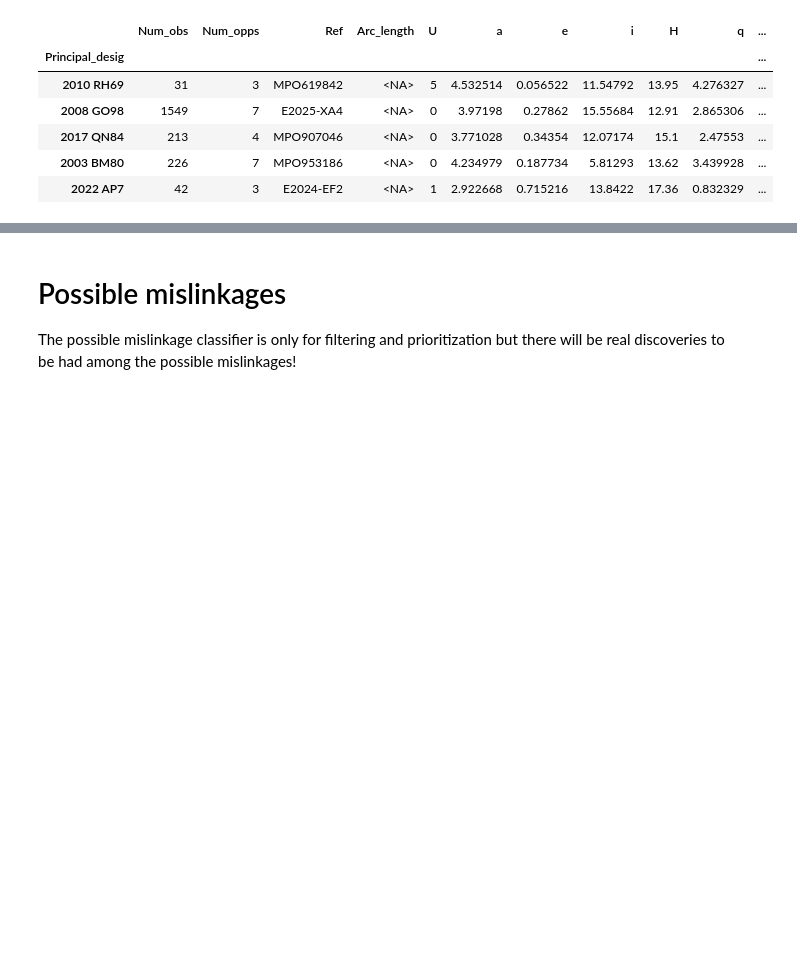
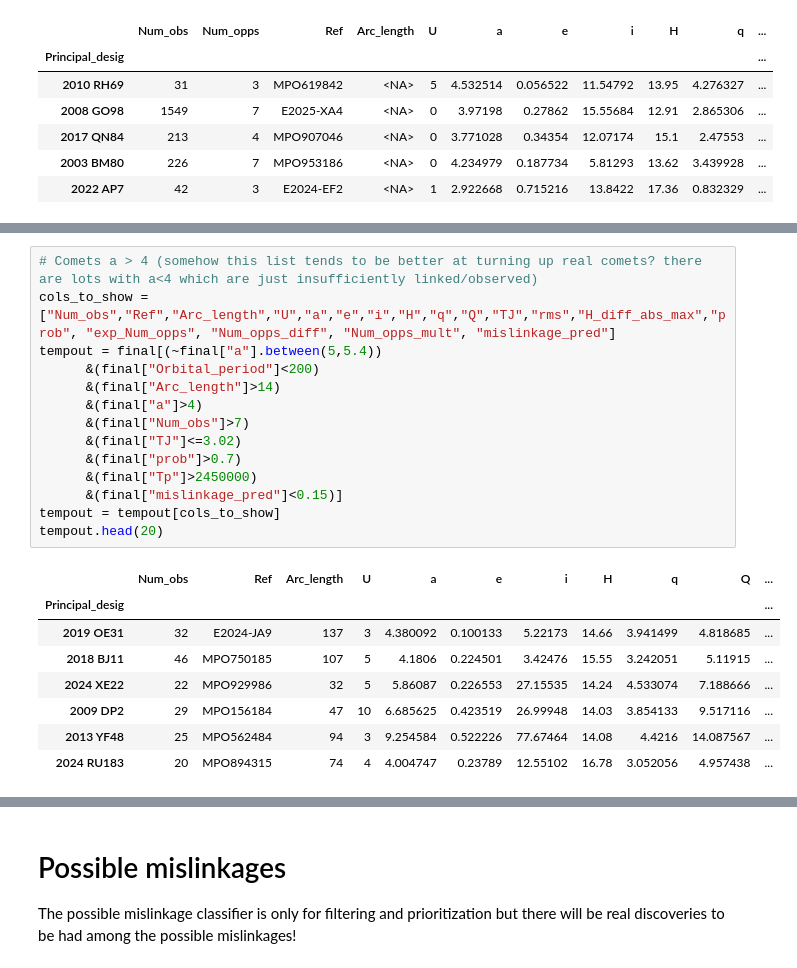
Before and after one commit to AstML/ActivitySCOPE, a Jupyter notebook: ActivitySCOPE_simplified_demo.ipynb, the cells around one changed output, grey strips where cells are left out. Drawn from its saved outputs; the diff is of its cells as text; blank space fills up the shorter version.

```diff
--- a/ActivitySCOPE_simplified_demo.ipynb
+++ b/ActivitySCOPE_simplified_demo.ipynb
@@ -652,0 +677,23 @@ tempout.head(20)
+# %%
+# Comets a > 4 (somehow this list tends to be better at turning up real comets? there are lots with a<4 which are just insufficiently linked/observed)
+cols_to_show = ["Num_obs","Ref","Arc_length","U","a","e","i","H","q","Q","TJ","rms","H_diff_abs_max","prob", "exp_Num_opps", "Num_opps_diff", "Num_opps_mult", "mislinkage_pred"]
+tempout = final[(~final["a"].between(5,5.4))
+      &(final["Orbital_period"]<200)
+      &(final["Arc_length"]>14)
+      &(final["a"]>4)
+      &(final["Num_obs"]>7)
+      &(final["TJ"]<=3.02)
+      &(final["prob"]>0.7)
+      &(final["Tp"]>2450000)
+      &(final["mislinkage_pred"]<0.15)]
+tempout = tempout[cols_to_show]
+tempout.head(20)
+# %% [output]
+|  | Num_obs | Ref | Arc_length | U | a | e | i | H | q | Q | ... |
+| Principal_desig |  |  |  |  |  |  |  |  |  |  | ... |
+| 2019 OE31 | 32 | E2024-JA9 | 137 | 3 | 4.380092 | 0.100133 | 5.22173 | 14.66 | 3.941499 | 4.818685 | ... |
+| 2018 BJ11 | 46 | MPO750185 | 107 | 5 | 4.1806 | 0.224501 | 3.42476 | 15.55 | 3.242051 | 5.11915 | ... |
+| 2024 XE22 | 22 | MPO929986 | 32 | 5 | 5.86087 | 0.226553 | 27.15535 | 14.24 | 4.533074 | 7.188666 | ... |
+| 2009 DP2 | 29 | MPO156184 | 47 | 10 | 6.685625 | 0.423519 | 26.99948 | 14.03 | 3.854133 | 9.517116 | ... |
+| 2013 YF48 | 25 | MPO562484 | 94 | 3 | 9.254584 | 0.522226 | 77.67464 | 14.08 | 4.4216 | 14.087567 | ... |
+| 2024 RU183 | 20 | MPO894315 | 74 | 4 | 4.004747 | 0.23789 | 12.55102 | 16.78 | 3.052056 | 4.957438 | ... |
```
Also changed, not shown: parts of 19 cells of this notebook.
